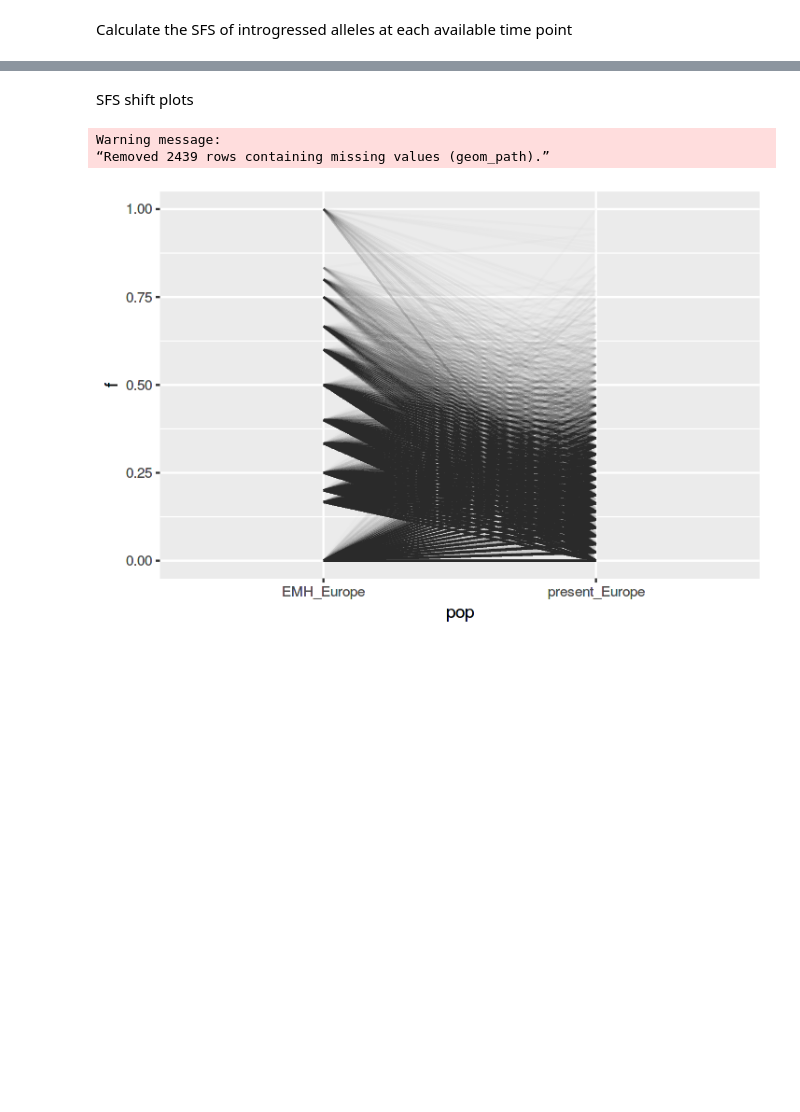
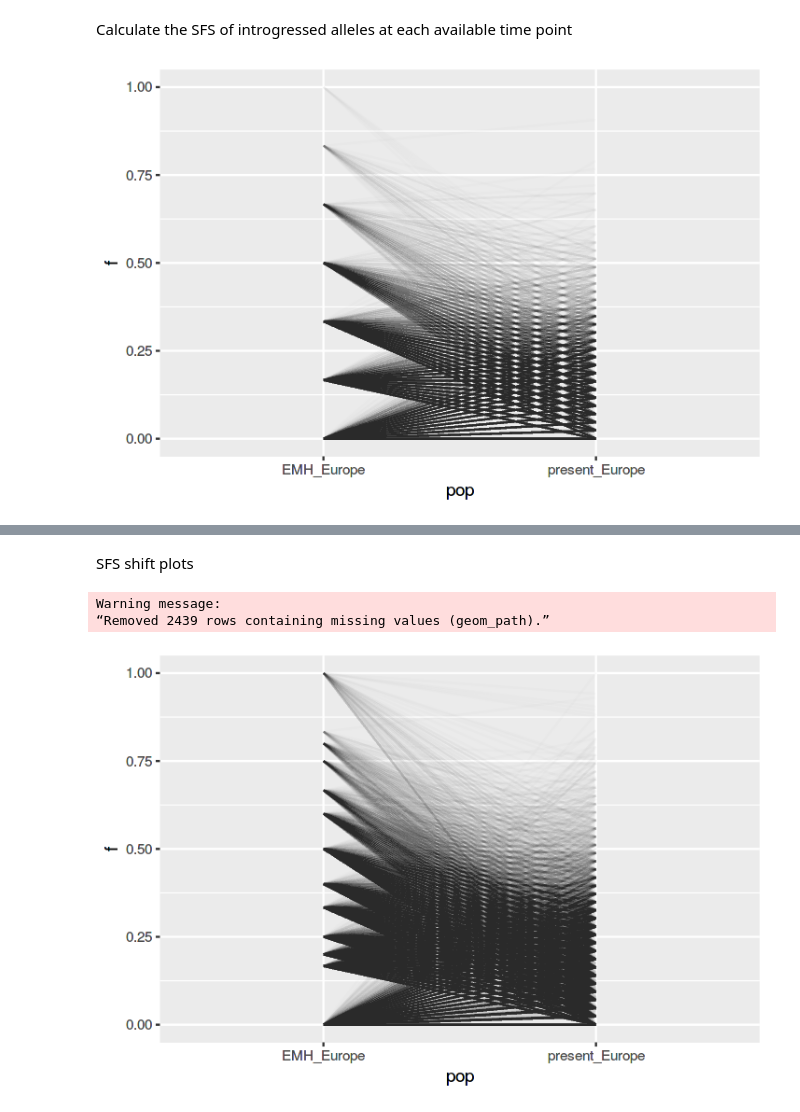
Before and after one commit to bodkan/nea-over-time, a Jupyter notebook: notebooks/frequency_shift_after_10ky.ipynb, the cells around one changed output, grey strips where cells are left out. Cells and saved outputs as stored; diff of their text form; code cells hidden in the pictures; blank space fills up the shorter version.

```diff
--- a/notebooks/frequency_shift_after_10ky.ipynb
+++ b/notebooks/frequency_shift_after_10ky.ipynb
@@ -262,0 +265,4 @@ sfs <- group_by(sites, pop, site_id, AnnoType, priPhCons__100000bp, bStatistic)
+# %%
+ggplot(sfs, aes(pop, f, group=site_id)) + geom_line(alpha=0.01) + ylim(0, 1)
+# %% [output]
+[figure, added]
```
Also changed, not shown: parts of 20 cells of this notebook.
